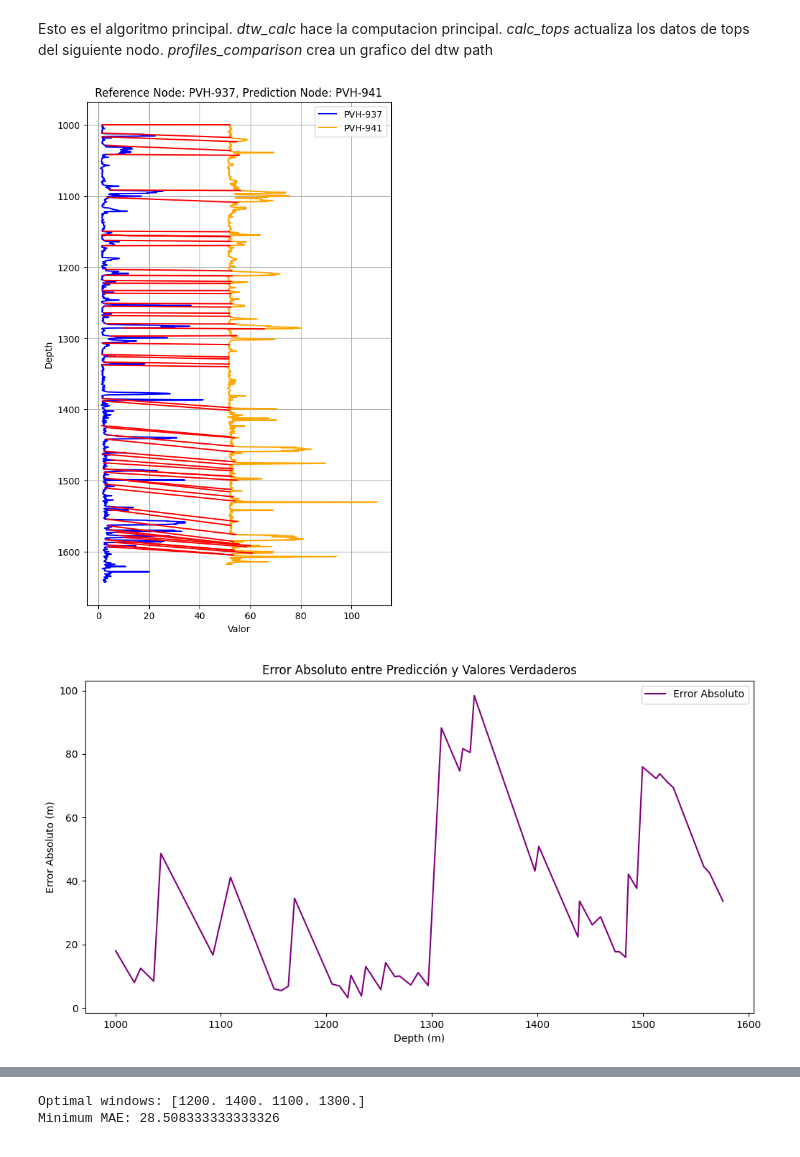
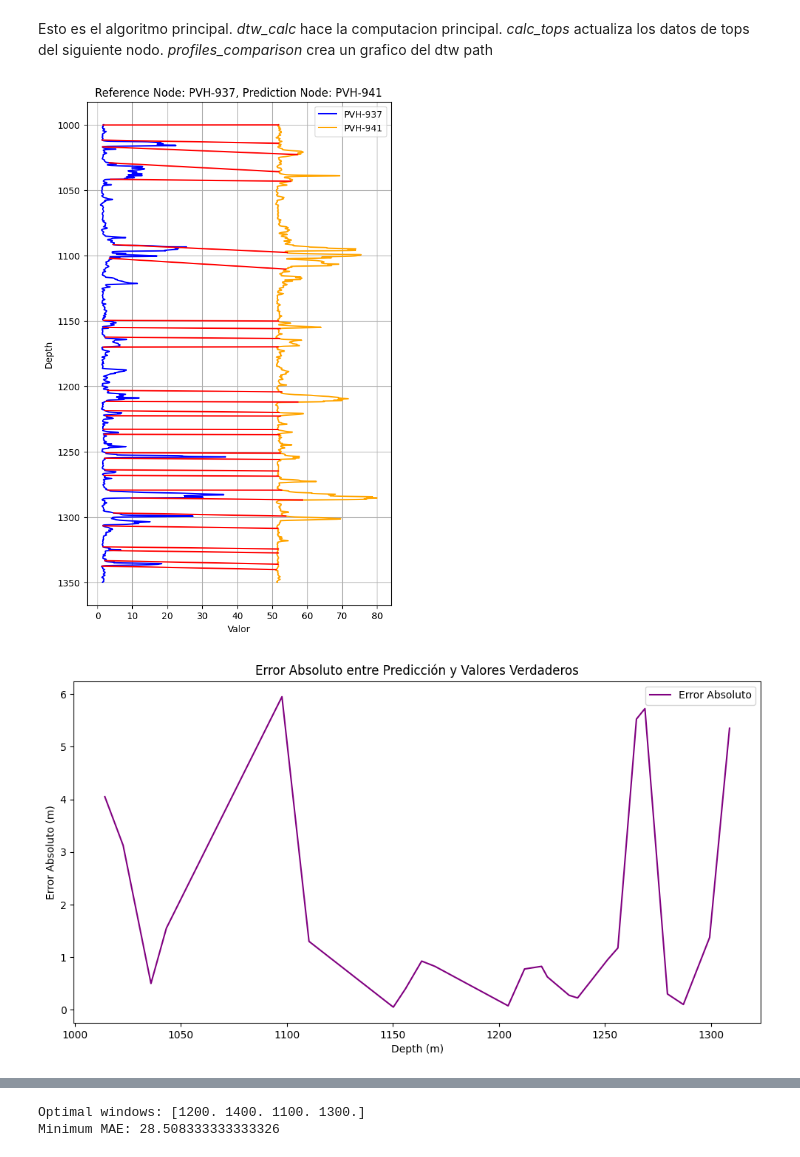
Before and after one commit to scast3/dtw_tool, a Jupyter notebook: more_nodes.ipynb, the cells around one changed output, grey strips where cells are left out. Cells and saved outputs as stored; diff of their text form; code cells hidden in the pictures.

```diff
--- a/more_nodes.ipynb
+++ b/more_nodes.ipynb
@@ -334,24 +334,29 @@ def windows_test(G, node_name1, node_name2, start1, end1, start2, end2, show_plo
     f_tops1 = tops1[(tops1["Ref"]>=start1) & (tops1["Ref"]<=end1)].reset_index().copy()
     f_tops2 = tops2[(tops2["Ref"]>=start2) & (tops2["Ref"]<=end2)].reset_index().copy() # make sure that resetting index didn't mess up the algoritm
 
-    capas = f_tops1["Capa"]
+    capas = f_tops1["Capa"].copy()
+    capas2 = f_tops2["Capa"].copy()
 
 
     result = predict(f_data1, f_data2, f_tops1)
     result["Capa"] = capas
 
+    # note: there may be errors at end condition if window cuts off a top or base, will need to handle in the future
 
     # implement code so that error_df gets the correct real ref values, if it predicts a value for a cap that does not exist
     # in ftops2, then just add Nan to that row
 
-    error_df = result[result["Capa"].isin(capas)].reset_index()
-    error_df["real ref"] = f_tops2["Ref"]
+    error_df = result[result["Capa"].isin(capas2)].reset_index()
 
-    error_df["abs error"] = np.abs(error_df['Ref'] - error_df['real ref'])
+    error_df.rename(columns={'Ref': 'pred'}, inplace=True)
+
+    error_df["real"] = f_tops2["Ref"]
+
+    error_df["abs error"] = np.abs(error_df['pred'] - error_df['real'])
 
     mae = np.mean(error_df["abs error"])
 
-    mse = np.mean((error_df['Ref'] - error_df['real ref'])**2)
+    mse = np.mean((error_df['pred'] - error_df['real'])**2)
 
     if show_plots:
 
@@ -359,7 +364,7 @@ def windows_test(G, node_name1, node_name2, start1, end1, start2, end2, show_plo
 
         # error plot
         plt.figure(figsize=(12, 6))
-        plt.plot(error_df['Ref'], error_df['abs error'], label='Error Absoluto', color='purple')
+        plt.plot(error_df['pred'], error_df['abs error'], label='Error Absoluto', color='purple')
         plt.xlabel('Depth (m)')
         plt.ylabel('Error Absoluto (m)')
         plt.title('Error Absoluto entre Predicción y Valores Verdaderos')
@@ -368,8 +373,8 @@ def windows_test(G, node_name1, node_name2, start1, end1, start2, end2, show_plo
 
         # capas side by side plot
         plt.figure(figsize=(12, 6))
-        plt.scatter(error_df['Ref'], error_df['Capa'], color='blue', label='Predicción')
-        plt.scatter(error_df['real ref'], error_df['Capa'], color='red', label='Verdadero')
+        plt.scatter(error_df['pred'], error_df['Capa'], color='blue', label='Predicción')
+        plt.scatter(error_df['real'], error_df['Capa'], color='red', label='Verdadero')
 
         plt.xlabel('Depth (m)')
         plt.ylabel('Capa')
@@ -379,7 +384,7 @@ def windows_test(G, node_name1, node_name2, start1, end1, start2, end2, show_plo
 
     return mae, mse
 # %%
-mae, mse = windows_test(G, "PVH-937", "PVH-941", 1000, 1650, 1000, 1650, show_plots=True)
+mae, mse = windows_test(G, "PVH-937", "PVH-941", 1000, 1350, 1000, 1350, show_plots=True)
 # %% [output]
-[figure, old version]
+[figure, new version]
-[figure, old version]
+[figure, new version]
```
Also changed, not shown: parts of 2 cells of this notebook.
